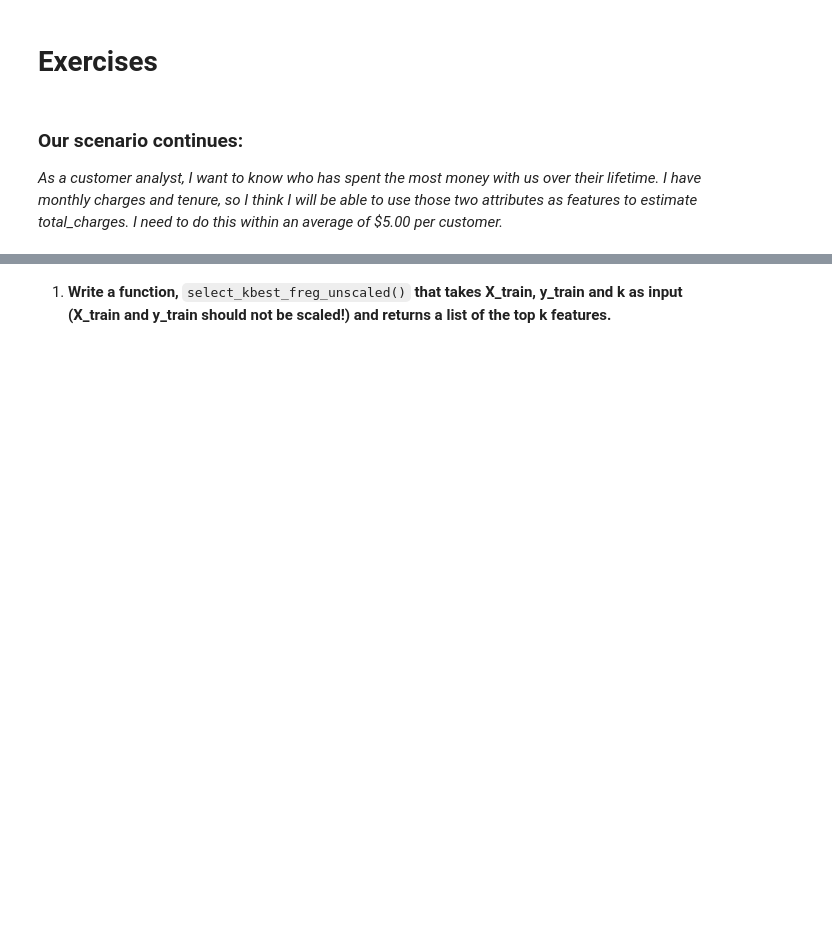
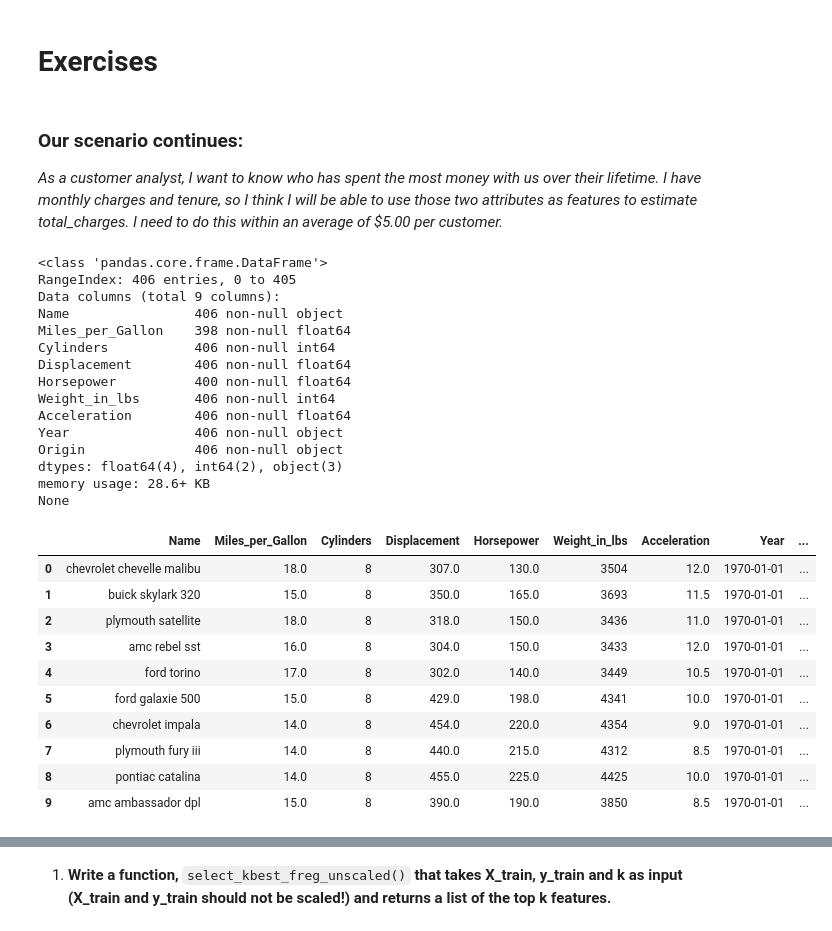
Before and after one commit to kjeliasen/ds-methodologies-exercises, a Jupyter notebook: regression/Features_demo.ipynb, the cells around one changed output, grey strips where cells are left out. Drawn from its saved outputs; the diff is of its cells as text; code cells hidden in the pictures; blank space fills up the shorter version.

```diff
--- a/regression/Features_demo.ipynb
+++ b/regression/Features_demo.ipynb
@@ -20,0 +27,30 @@ import split_scale
+# %%
+print(csv.info())
+csv.head(10)
+# %% [output]
+<class 'pandas.core.frame.DataFrame'>
+RangeIndex: 406 entries, 0 to 405
+Data columns (total 9 columns):
+Name                406 non-null object
+Miles_per_Gallon    398 non-null float64
+Cylinders           406 non-null int64
+Displacement        406 non-null float64
+Horsepower          400 non-null float64
+Weight_in_lbs       406 non-null int64
+Acceleration        406 non-null float64
+Year                406 non-null object
+Origin              406 non-null object
+dtypes: float64(4), int64(2), object(3)
+memory usage: 28.6+ KB
+None
+|  | Name | Miles_per_Gallon | Cylinders | Displacement | Horsepower | Weight_in_lbs | Acceleration | Year | ... |
+| 0 | chevrolet chevelle malibu | 18.0 | 8 | 307.0 | 130.0 | 3504 | 12.0 | 1970-01-01 | ... |
+| 1 | buick skylark 320 | 15.0 | 8 | 350.0 | 165.0 | 3693 | 11.5 | 1970-01-01 | ... |
+| 2 | plymouth satellite | 18.0 | 8 | 318.0 | 150.0 | 3436 | 11.0 | 1970-01-01 | ... |
+| 3 | amc rebel sst | 16.0 | 8 | 304.0 | 150.0 | 3433 | 12.0 | 1970-01-01 | ... |
+| 4 | ford torino | 17.0 | 8 | 302.0 | 140.0 | 3449 | 10.5 | 1970-01-01 | ... |
+| 5 | ford galaxie 500 | 15.0 | 8 | 429.0 | 198.0 | 4341 | 10.0 | 1970-01-01 | ... |
+| 6 | chevrolet impala | 14.0 | 8 | 454.0 | 220.0 | 4354 | 9.0 | 1970-01-01 | ... |
+| 7 | plymouth fury iii | 14.0 | 8 | 440.0 | 215.0 | 4312 | 8.5 | 1970-01-01 | ... |
+| 8 | pontiac catalina | 14.0 | 8 | 455.0 | 225.0 | 4425 | 10.0 | 1970-01-01 | ... |
+| 9 | amc ambassador dpl | 15.0 | 8 | 390.0 | 190.0 | 3850 | 8.5 | 1970-01-01 | ... |
```
Also changed, not shown: parts of 30 cells of this notebook, 1 other file.
